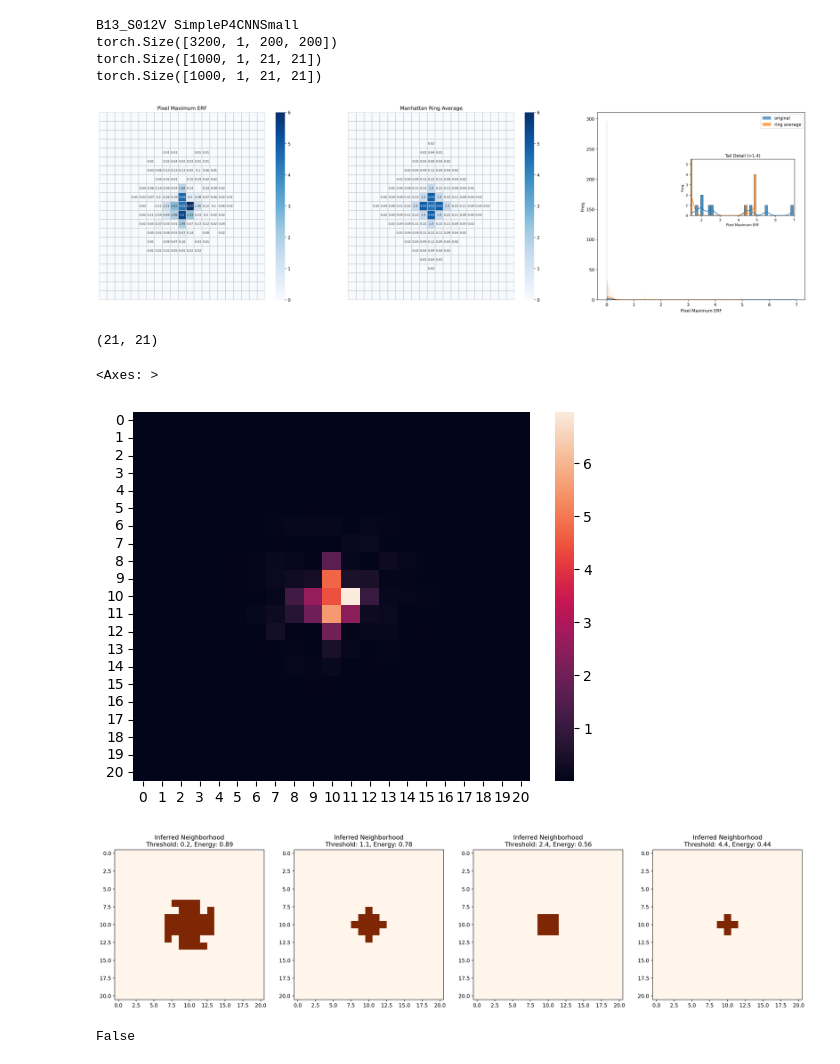
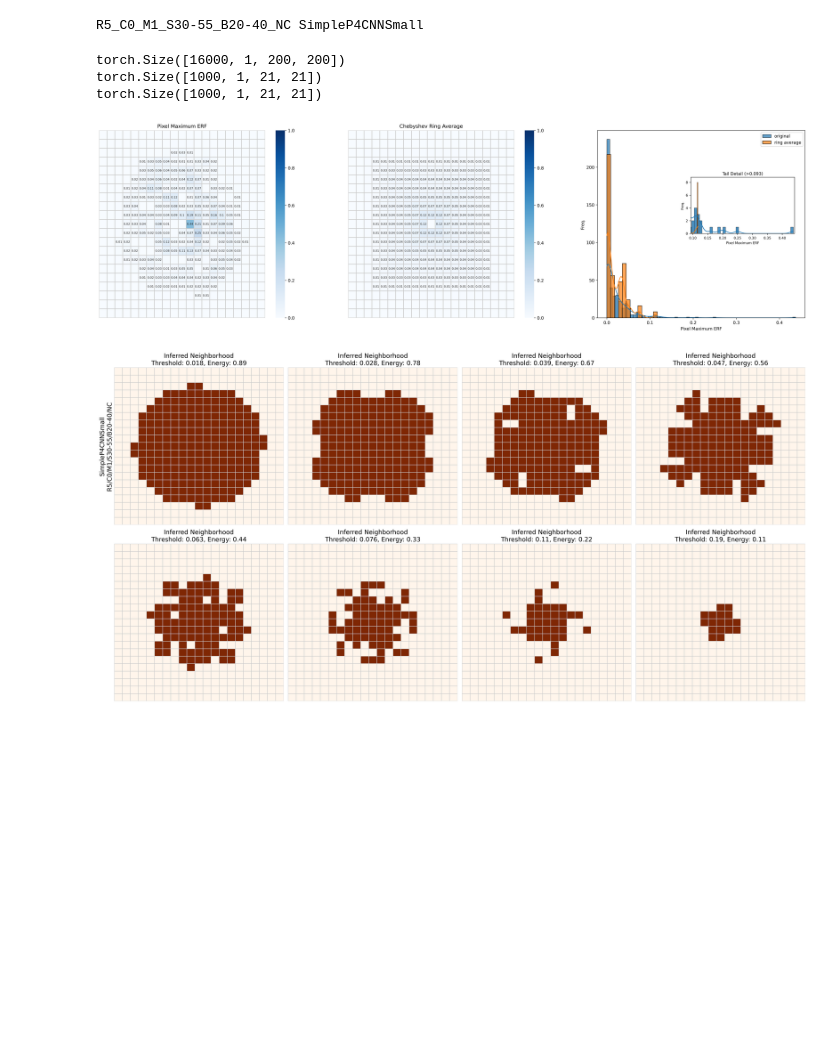
Before and after one commit to hrjtju/BIMSA, a Jupyter notebook: predictor_life_simple/notebooks/check_erf.ipynb, the cells around one changed output. Cells and saved outputs as stored; diff of their text form; code cells hidden in the pictures; blank space fills up the shorter version.

```diff
--- a/predictor_life_simple/notebooks/check_erf.ipynb
+++ b/predictor_life_simple/notebooks/check_erf.ipynb
@@ -56,8 +56,8 @@ import model_conv
 
 # s = r"D:\Internship\bimsa\result\predictor_life_simple\2026-03-11_13-48-11_small_3_layer_seq_cnn__200-200-B345_S5\best_simple_life_SimpleCNNSmall_0.1.0.pth"
 
-# p = re.compile(r".*?\\(?P<date>\d{4}(-\d\d){2})_(\d\d-){2}\d\d_.*?__(?P<n1>\d+)-(?P<n2>\d+)-(?P<rule>B\d*_S\d*V?)\\[a-z]+_simple_life_(?P<model>.*?)_\d.*?\.pth")
-p = re.compile(r".*?/(?P<date>\d{4}(-\d\d){2})_(\d\d-){2}\d\d_.*?__(?P<n1>\d+)-(?P<n2>\d+)-(?P<rule>B\d*_S\d*V?)/[a-z]+_simple_life_(?P<model>.*?)_\d.*?\.pth")
+p = re.compile(r".*?\\(?P<date>\d{4}(-\d\d){2})_(\d\d-){2}\d\d_.*?__(?P<n1>\d+)-(?P<n2>\d+)-(?P<rule>.*?)\\[a-z]+_simple_life_(?P<model>.*?)_\d.*?\.pth")
+# p = re.compile(r".*?/(?P<date>\d{4}(-\d\d){2})_(\d\d-){2}\d\d_.*?__(?P<n1>\d+)-(?P<n2>\d+)-(?P<rule>B\d*_S\d*V?)/[a-z]+_simple_life_(?P<model>.*?)_\d.*?\.pth")
 
 match_dict = p.match(s).groupdict()
 rule_str, model_cls = match_dict["rule"], match_dict["model"]
@@ -99,11 +99,12 @@ print(input_tensors.grad.shape)
 grad_abs = torch.abs(input_tensors.grad).detach().clone()
 
 res_max = torch.max(grad_abs.cpu(), dim=0)[0][0].numpy()
+res_max[res_max.shape[0]//2, res_max.shape[0]//2] = 0
 # %% [output]
-B13_S012V SimpleP4CNNSmall
-torch.Size([3200, 1, 200, 200])
-torch.Size([1000, 1, 21, 21])
-torch.Size([1000, 1, 21, 21])
+R5_C0_M1_S30-55_B20-40_NC SimpleP4CNNSmall
+torch.Size([16000, 1, 200, 200])
+torch.Size([1000, 1, 21, 21])
+torch.Size([1000, 1, 21, 21])
 # %%
 
 import matplotlib.pyplot as plt
@@ -175,16 +176,7 @@ plt.show()
 
 fig.savefig(f"./{model.__class__.__name__}_{rule_str}.pdf", transparent=True, dpi=400, format="pdf")
 # %% [output]
-[figure, old version]
+[figure, new version]
-# %%
-res_max.shape
-# %% [output]
-(21, 21)
-# %%
-sns.heatmap(res_max)
-# %% [output]
-<Axes: >
-[figure, removed]
 # %%
 def erf_threshold_by_energy(erf_matrix):
 
@@ -220,13 +212,18 @@ res = erf_threshold_by_energy(res_max)
 # %%
 # plot the mask under different energy threshold
 
-plt.figure(figsize=(24, 12 * max(len(res)//4, 1)), dpi=200)
+plt.figure(figsize=(24, 12), dpi=200)
 
 for i, (mask, threshold, e) in enumerate(res):
     plt.subplot(2, 4, i+1)
-    plt.imshow(mask, cmap='Oranges')
-    plt.title(f"Inferred Neighborhood\nThreshold: {threshold:.2g}, Energy: {e:.2g}")
+    sns.heatmap(mask, cmap='Oranges', linewidths=1, linecolor="#cbcbcb", cbar=False)
+    plt.title(f"Inferred Neighborhood\nThreshold: {threshold:.2g}, Energy: {e:.2g}", {'fontsize': 15})
+    plt.xticks([]); plt.yticks([]);
 
+    if i == 0:
+        plt.ylabel(f"{model.__class__.__name__}\n{rule_str.replace('_', '/')}", rotation=90, fontdict={'fontsize': 15})
+
+plt.tight_layout()
 plt.show()
 # %% [output]
-[figure, old version]
+[figure, new version]
@@ -235,8 +229,0 @@ plt.show()
-# %%
-center_point = np.zeros_like(res_max)
-center_point[:] = False
-center_point[res_max.shape[0]//2, res_max.shape[1]//2] = 1
-
-(b[0] - center_point).astype(np.bool_).tobytes() is a[0].tobytes()
-# %% [output]
-False
```
Also changed, not shown: parts of 6 cells of this notebook, 15 other files.
